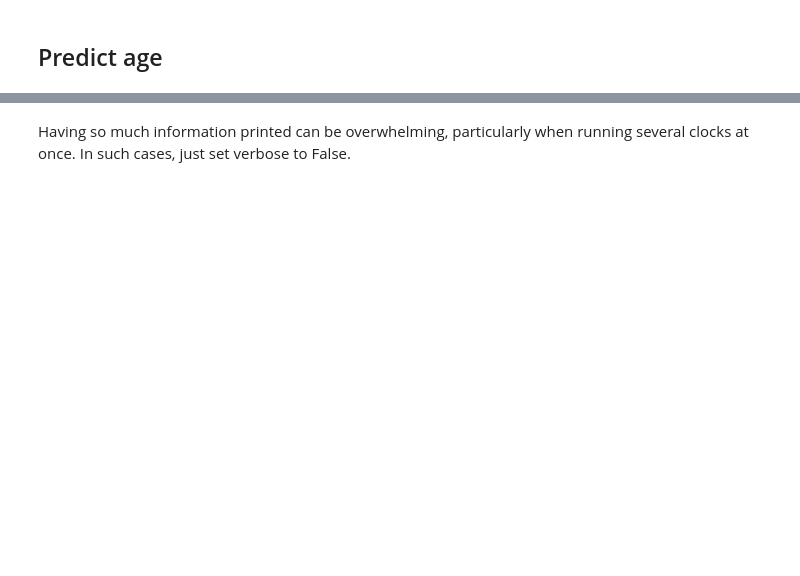
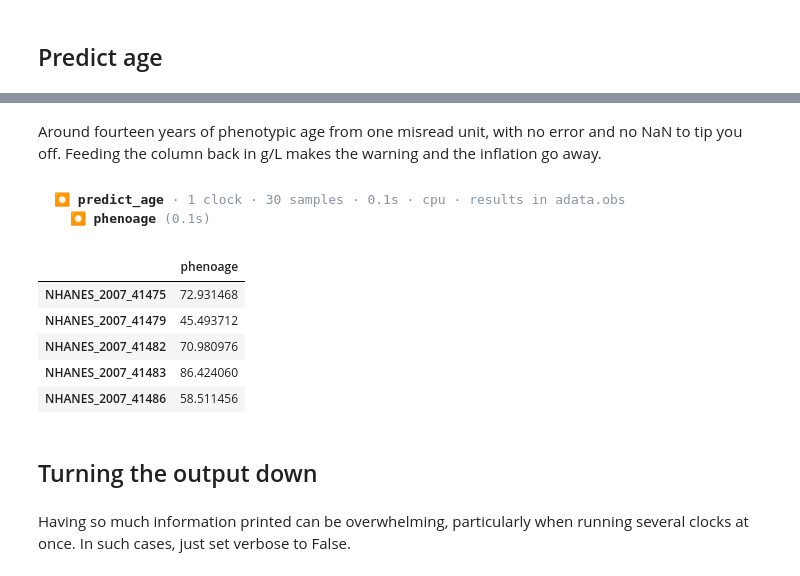
Before and after one commit to lucascamillomd/pyaging, a Jupyter notebook: tutorials/tutorial_bloodchemistry.ipynb, the cells around one changed output, grey strips where cells are left out. Cells and saved outputs as stored; diff of their text form; code cells hidden in the pictures; blank space fills up the shorter version.

```diff
--- a/tutorials/tutorial_bloodchemistry.ipynb
+++ b/tutorials/tutorial_bloodchemistry.ipynb
@@ -65,3 +172,22 @@ adata.obs.head()
+# %% [markdown]
+Around fourteen years of phenotypic age from one misread unit, with no error and no NaN to tip you off. Feeding the column back in g/L makes the warning and the inflation go away.
+# %%
+corrected = in_g_per_dl.copy()
+corrected['albumin'] = corrected['albumin'] * 10  # back to g/L
+
+fixed = pya.preprocess.df_to_adata(corrected, verbose=False)
+pya.pred.predict_age(fixed, 'PhenoAge')
+fixed.obs.head()
+# %% [output]
+⏺ predict_age · 1 clock · 30 samples · 0.1s · cpu · results in adata.obs ⏺ phenoage (0.1s)
+|  | phenoage |
+| NHANES_2007_41475 | 72.931468 |
+| NHANES_2007_41479 | 45.493712 |
+| NHANES_2007_41482 | 70.980976 |
+| NHANES_2007_41483 | 86.424060 |
+| NHANES_2007_41486 | 58.511456 |
+# %% [markdown]
+## Turning the output down
 # %% [markdown]
 Having so much information printed can be overwhelming, particularly when running several clocks at once. In such cases, just set verbose to False.
 # %%
```
Also changed, not shown: parts of 33 cells of this notebook, 4 other files.
